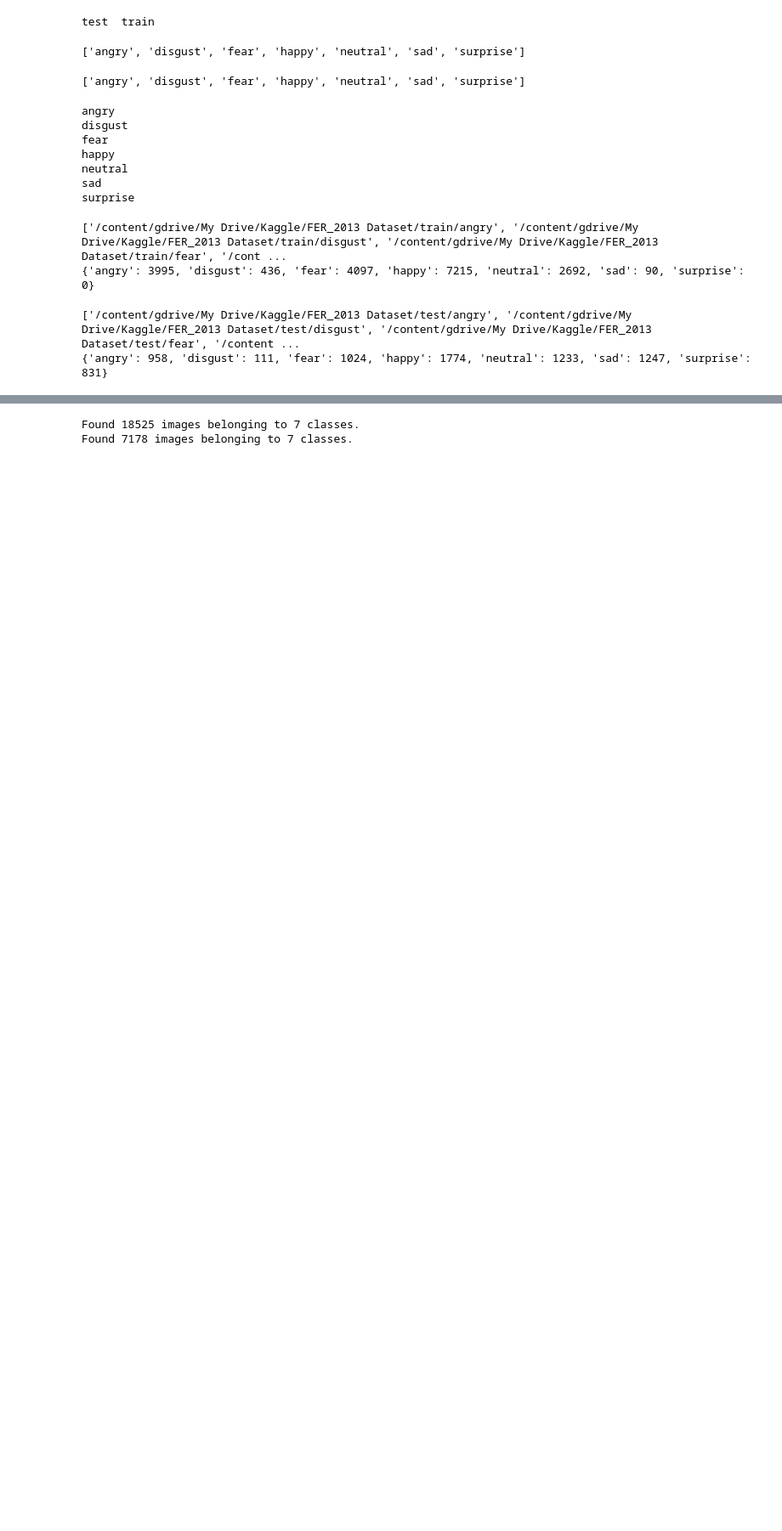
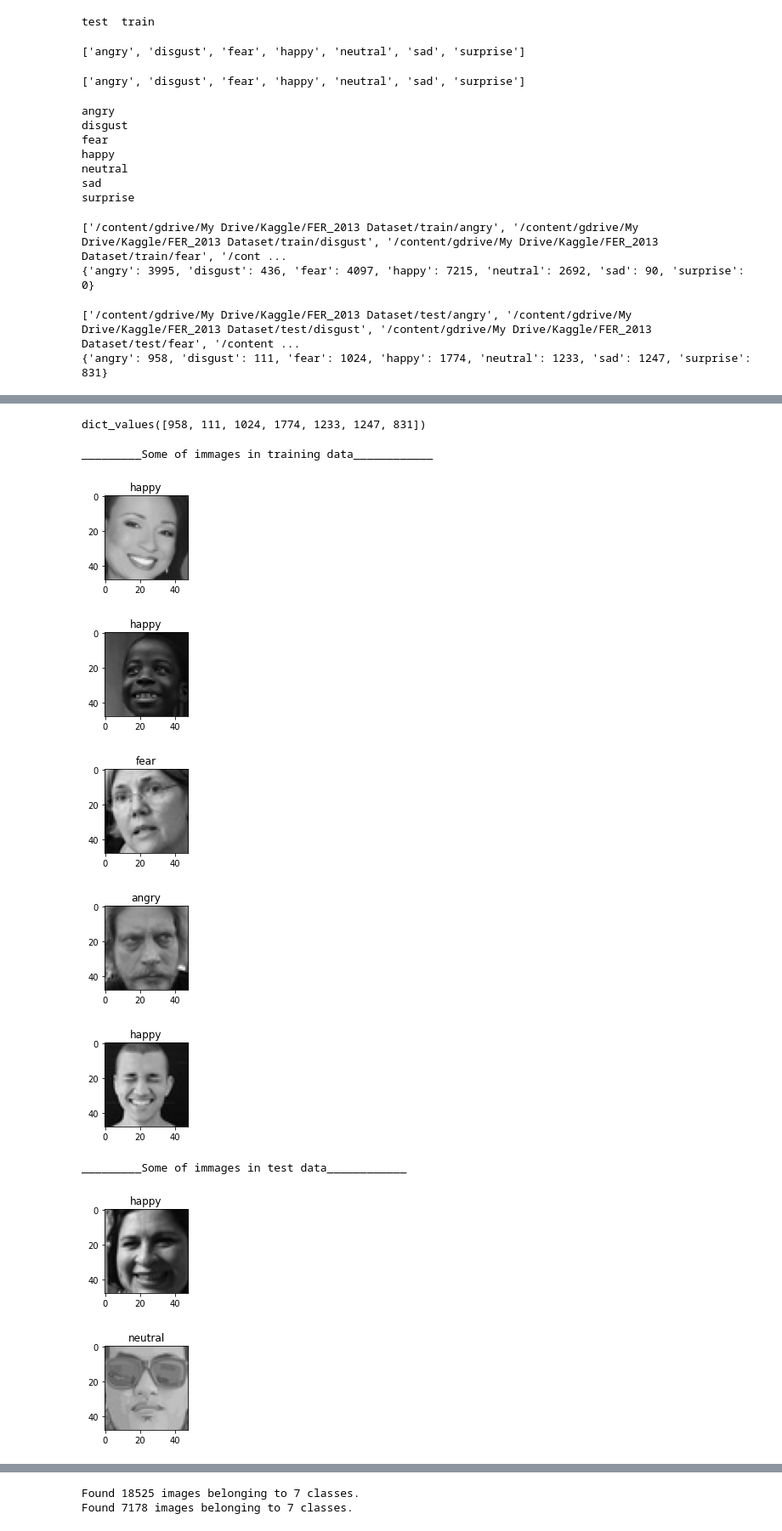
Before and after one commit to FaizanHameed1/Facial-Expression-Recognition, a Jupyter notebook: Untitled3.ipynb, the cells around one changed output, grey strips where cells are left out. Shown at 85% size. Saved outputs shown, nothing was run; the diff lists cells and outputs as text; code cells hidden in the pictures; blank space fills up the shorter version.

Commit message:
Add files via upload
data exploration

```diff
--- a/Untitled3.ipynb
+++ b/Untitled3.ipynb
@@ -111,6 +124,7 @@ def immages_in_class(path_dir):
 # %%
-train_classes,train_folder_directions= immages_in_class(train_direct)
-test_classes,test_folder_directions= immages_in_class(test_direct)
-print(f'No of immages in each class in train set: {train_classes_immages}')
-print(f'No of immages in each class in test set: {test_classes_immages}')
+train_classes,train_immage_classis,train_immages_directory,train_immage_count= immages_in_class(train_direct)
+test_classes,test_immage_classis,test_immages_directory,test_immage_count= immages_in_class(test_direct)
+#classis and no of immages in each class
+print(f'No of immages in each class in train set: {train_classes}')
+print(f'No of immages in each class in test set: {test_classes}')
 # %% [output]
@@ -128,0 +182,39 @@ test folder directions: ['/content/gdrive/My Drive/Kaggle/FER_2013 Dataset/train
+# %%
+test_classes.values()
+# %% [output]
+dict_values([958, 111, 1024, 1774, 1233, 1247, 831])
+# %%
+#Plotting some of immages in training dataset
+def plot_immage(start,end,immage_place):
+  #j=1
+  for x in train_immages_directory[start:end]:
+
+    # reading image from directory
+    image = cv2.imread(x)
+
+    #plt.subplot(1,5,j)
+    # calling imshow() using plt object
+    plt.imshow(image)
+    plt.title(x.split('/')[7])#splitting along slash and getting the emotion at 7th position
+    # displaying the image
+    plt.show()
+    #j+=1
+# %%
+#first we randomly shuffle lists so that we can plot the immage randomly
+train_list=random.shuffle(train_immages_directory)
+test_list=random.shuffle(test_immages_directory)
+print("_________Some of immages in training data____________")
+plot_training=plot_immage(10,15,train_list)# plotting some immages in training set
+print("")
+print("_________Some of immages in test data____________")
+plot_test=plot_immage(100,105,test_list)# plotting some immage sin test set
+# %% [output]
+_________Some of immages in training data____________
+[figure, added]
+[figure, added]
+[figure, added]
+[figure, added]
+[figure, added]
+_________Some of immages in test data____________
+[figure, added]
+[figure, added]
```
Also changed, not shown: parts of 21 cells of this notebook.
